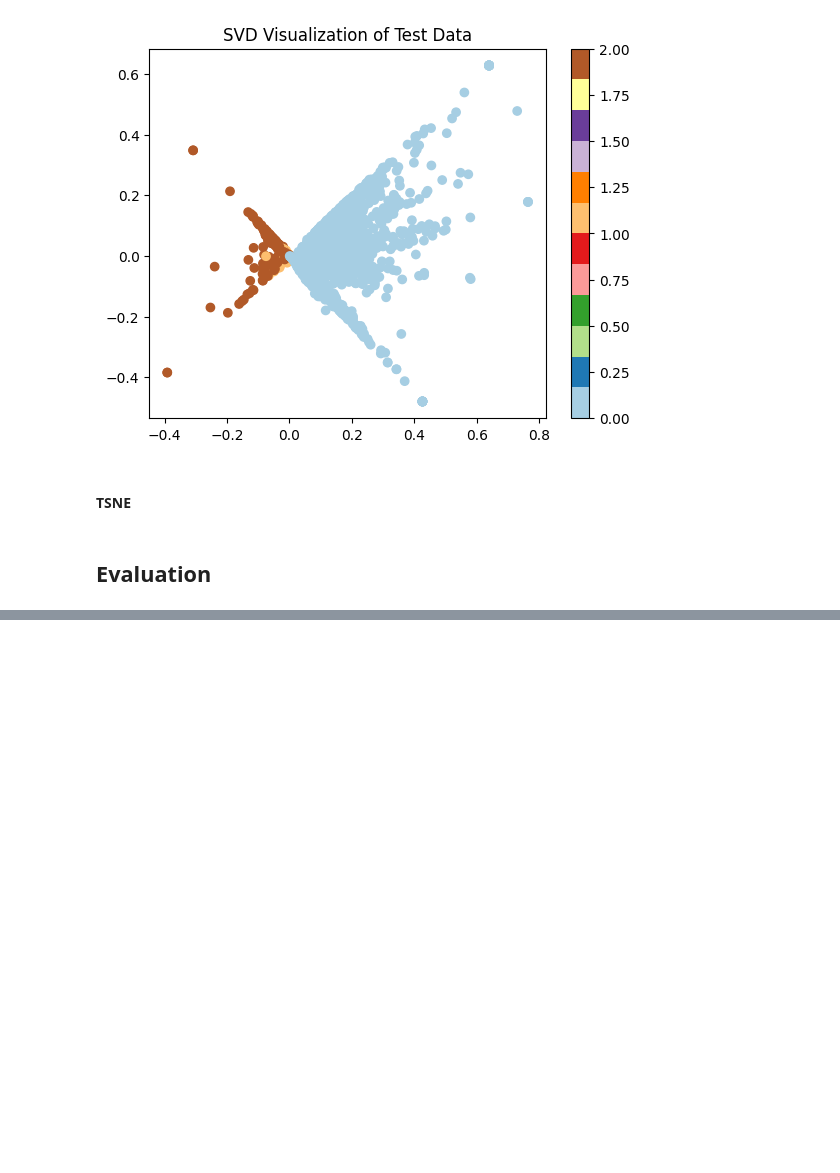
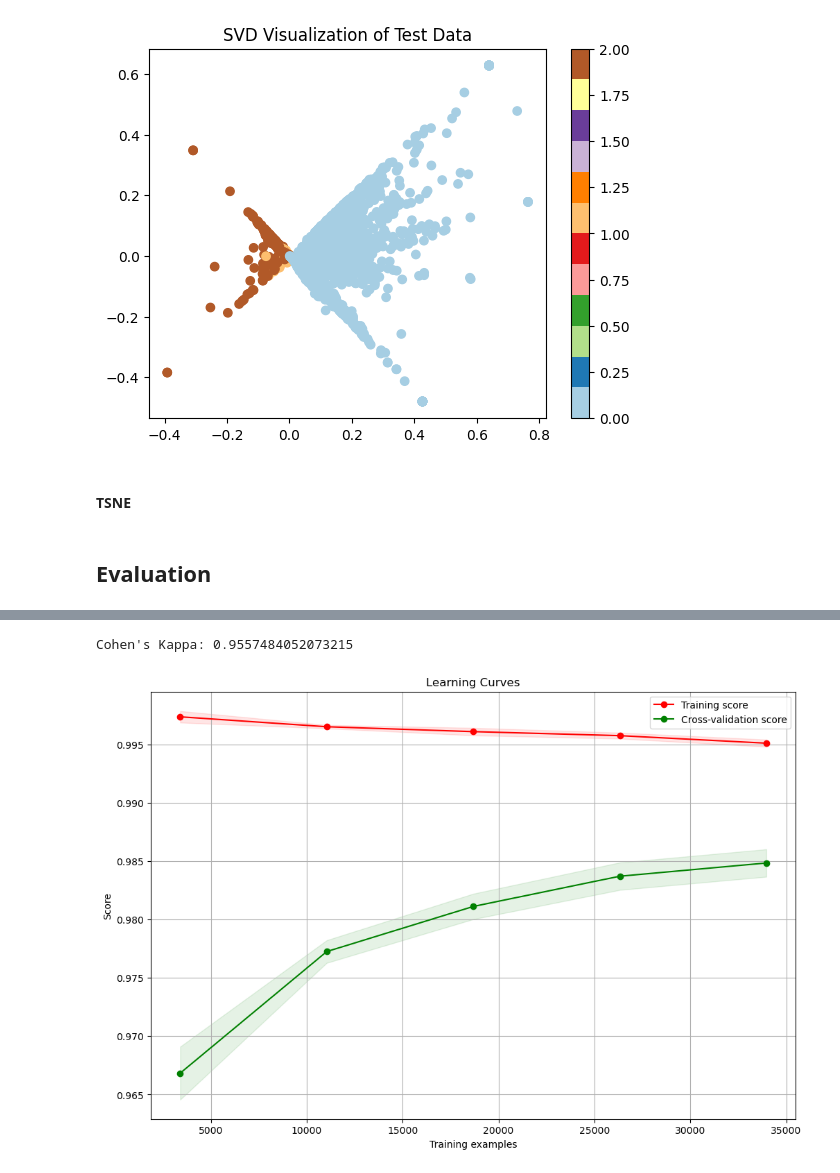
Before and after one commit to gangula-karthik/Altitude-Analytics, a Jupyter notebook: Modelling.ipynb, the cells around one changed output, grey strips where cells are left out. Drawn from its saved outputs; the diff is of its cells as text; code cells hidden in the pictures; blank space fills up the shorter version.

```diff
--- a/Modelling.ipynb
+++ b/Modelling.ipynb
@@ -693,0 +1199,33 @@ weighted avg       0.98      0.85      0.90     14152
+# %%
+from sklearn.metrics import cohen_kappa_score
+
+kappa = cohen_kappa_score(y_test, y_pred)
+print(f"Cohen's Kappa: {kappa}")
+# %% [output]
+Cohen's Kappa: 0.9557484052073215
+# %%
+from sklearn.model_selection import learning_curve
+
+train_sizes, train_scores, valid_scores = learning_curve(clf, X_train_delta_tfidf, y_train, train_sizes=np.linspace(0.1, 1.0, 5), cv=5)
+
+# Calculate mean and std
+train_scores_mean = np.mean(train_scores, axis=1)
+train_scores_std = np.std(train_scores, axis=1)
+valid_scores_mean = np.mean(valid_scores, axis=1)
+valid_scores_std = np.std(valid_scores, axis=1)
+
+# Plot learning curves
+plt.figure(figsize=(12, 8))
+plt.fill_between(train_sizes, train_scores_mean - train_scores_std, train_scores_mean + train_scores_std, alpha=0.1, color="r")
+plt.fill_between(train_sizes, valid_scores_mean - valid_scores_std, valid_scores_mean + valid_scores_std, alpha=0.1, color="g")
+plt.plot(train_sizes, train_scores_mean, 'o-', color="r", label="Training score")
+plt.plot(train_sizes, valid_scores_mean, 'o-', color="g", label="Cross-validation score")
+
+plt.title("Learning Curves")
+plt.xlabel("Training examples")
+plt.ylabel("Score")
+plt.legend(loc="best")
+plt.grid()
+plt.show()
+# %% [output]
+[figure, added]
```
Also changed, not shown: parts of 15 cells of this notebook, 4 other files.
